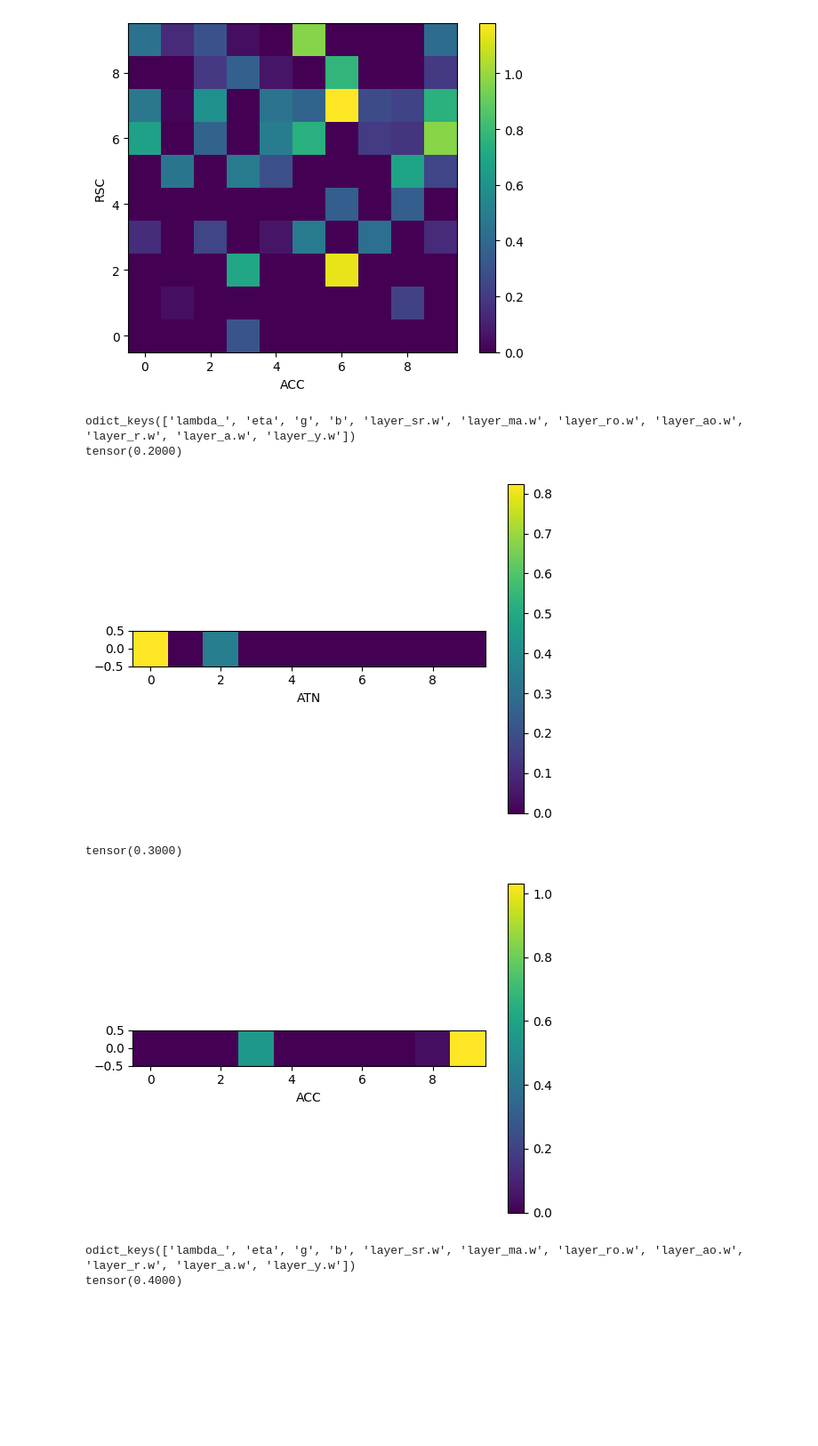
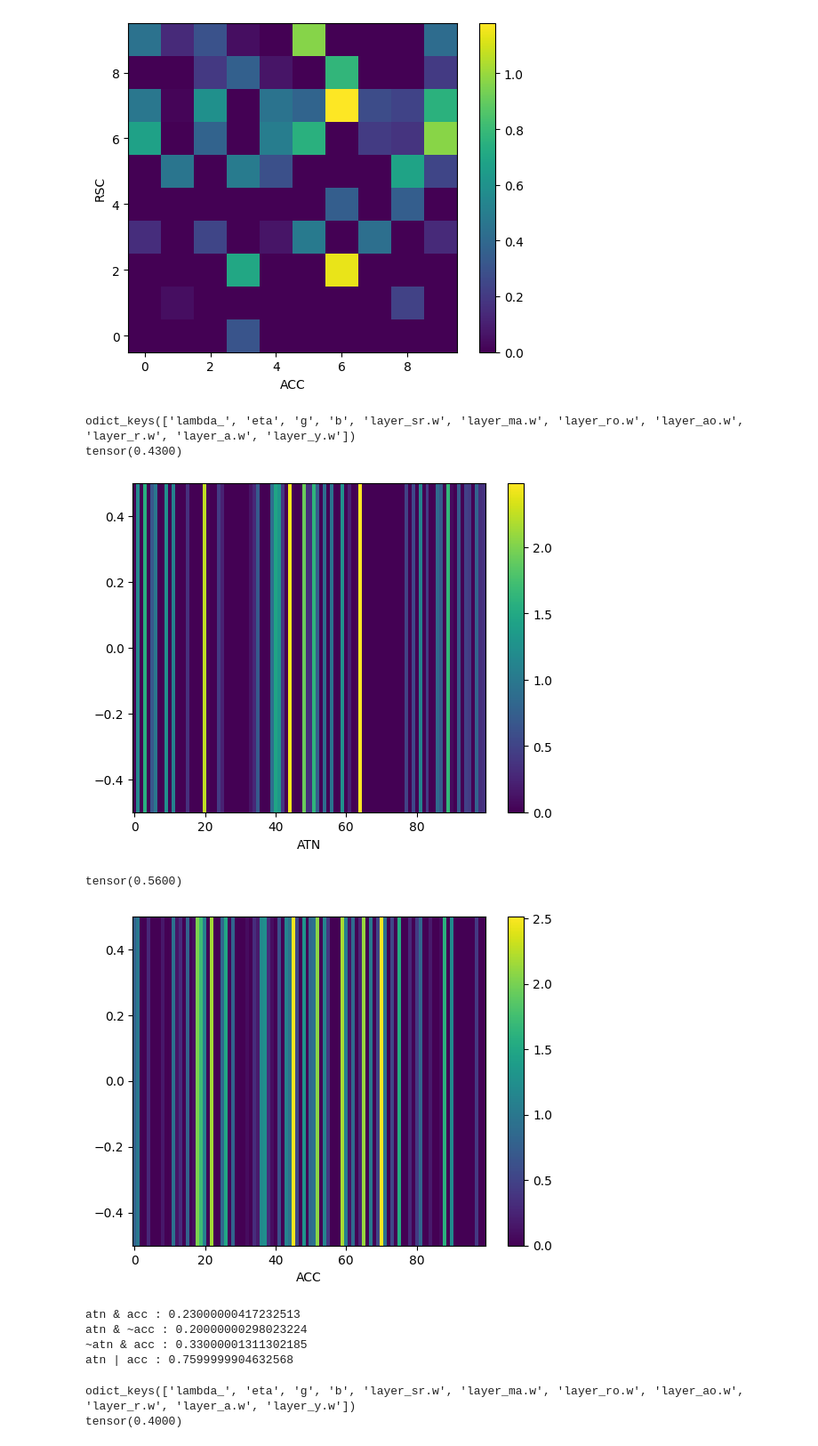
Before and after one commit to jiashuncheng/SCRNN, a Jupyter notebook: plot/plot.ipynb, the cells around one changed output. Shown at 89% size. Cells and saved outputs as stored; diff of their text form; code cells hidden in the pictures; blank space fills up the shorter version.

```diff
--- a/plot/plot.ipynb
+++ b/plot/plot.ipynb
@@ -1234,43 +1700,66 @@ tensor(0.4600)
 [figure]
 # %%
 import torch
-with open('/home/jiashuncheng/code/MANN/results/analyse_100_norm_without_b/model/save.pt', 'rb') as a:
+with open('/home/jiashuncheng/code/MANN/results/analyse_100_norm_without_b_seed1_hidden100/model/save.pt', 'rb') as a:
     b = torch.load(a)
 print(b.keys())
 
 threshold = 0.
 
 fig, ax = plt.subplots()
 ATN_RSC = b['layer_ro.w']
 ATN_RSC = ATN_RSC.sum(1, keepdim=True)
 ATN_RSC[ATN_RSC<threshold] = 0
 prop = 1 - (ATN_RSC==0).sum()/(ATN_RSC.shape[0])
 print(prop)
-plt.imshow(ATN_RSC.t())
+plt.imshow(ATN_RSC.t(), aspect='auto')
+atn = (ATN_RSC.t()>0)
 ax.invert_yaxis()
 plt.colorbar()
 plt.xlabel('ATN')
 plt.show()
 
 fig, ax = plt.subplots()
-with open('/home/jiashuncheng/code/MANN/results/analyse_100_norm_without_b/model/save.pt', 'rb') as a:
+with open('/home/jiashuncheng/code/MANN/results/analyse_100_norm_without_b_seed1_hidden100/model/save.pt', 'rb') as a:
     b = torch.load(a)
 ACC_RSC = b['layer_ao.w']
 ACC_RSC = ACC_RSC.sum(1, keepdim=True)
 ACC_RSC[ACC_RSC<threshold] = 0
 prop = 1 - (ACC_RSC==0).sum()/(ACC_RSC.shape[0])
 print(prop)
-plt.imshow(ACC_RSC.t())
+plt.imshow(ACC_RSC.t(), aspect='auto')
+acc = (ACC_RSC.t() > 0)
 ax.invert_yaxis()
 plt.colorbar()
 plt.xlabel('ACC')
 plt.show()
+
+name = 'atn & acc'
+a = eval(name).float()
+pp = a.sum()/a.shape[1]
+print(name, ':', pp.item())
+name = 'atn & ~acc'
+a = eval(name).float()
+pp = a.sum()/a.shape[1]
+print(name, ':', pp.item())
+name = '~atn & acc'
+a = eval(name).float()
+pp = a.sum()/a.shape[1]
+print(name, ':', pp.item())
+name = 'atn | acc'
+a = eval(name).float()
+pp = a.sum()/a.shape[1]
+print(name, ':', pp.item())
 # %% [output]
 odict_keys(['lambda_', 'eta', 'g', 'b', 'layer_sr.w', 'layer_ma.w', 'layer_ro.w', 'layer_ao.w', 'layer_r.w', 'layer_a.w', 'layer_y.w'])
-tensor(0.2000)
+tensor(0.4300)
-[figure, old version]
+[figure, new version]
-tensor(0.3000)
+tensor(0.5600)
-[figure, old version]
+[figure, new version]
+atn & acc : 0.23000000417232513
+atn & ~acc : 0.20000000298023224
+~atn & acc : 0.33000001311302185
+atn | acc : 0.7599999904632568
 # %%
 import torch
 with open('/home/jiashuncheng/code/MANN/results/analyse_100_norm_without_b/model/save.pt', 'rb') as a:
```
Also changed, not shown: parts of 38 cells of this notebook, 3 other files.
